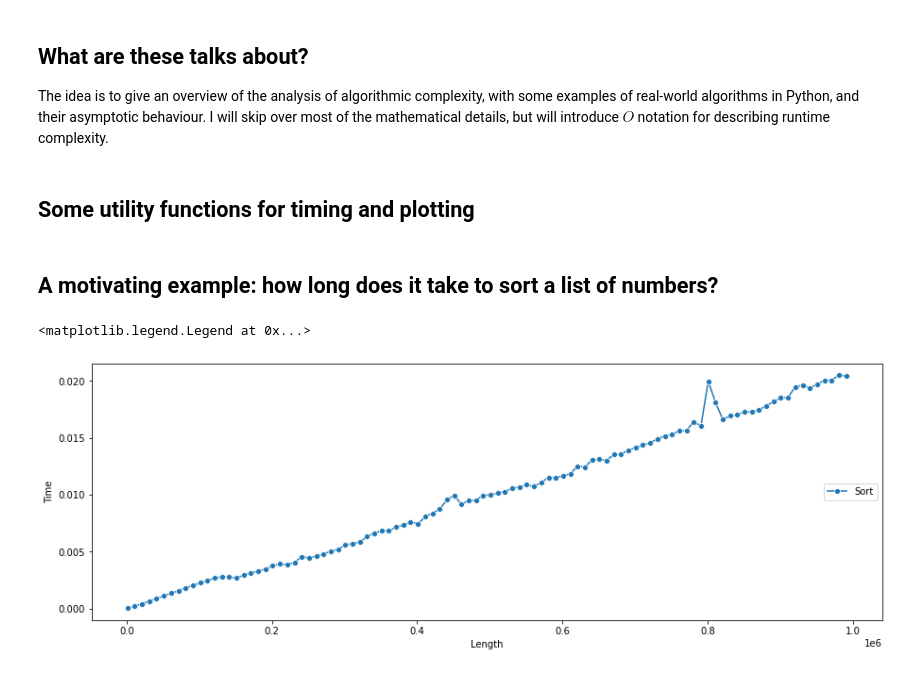
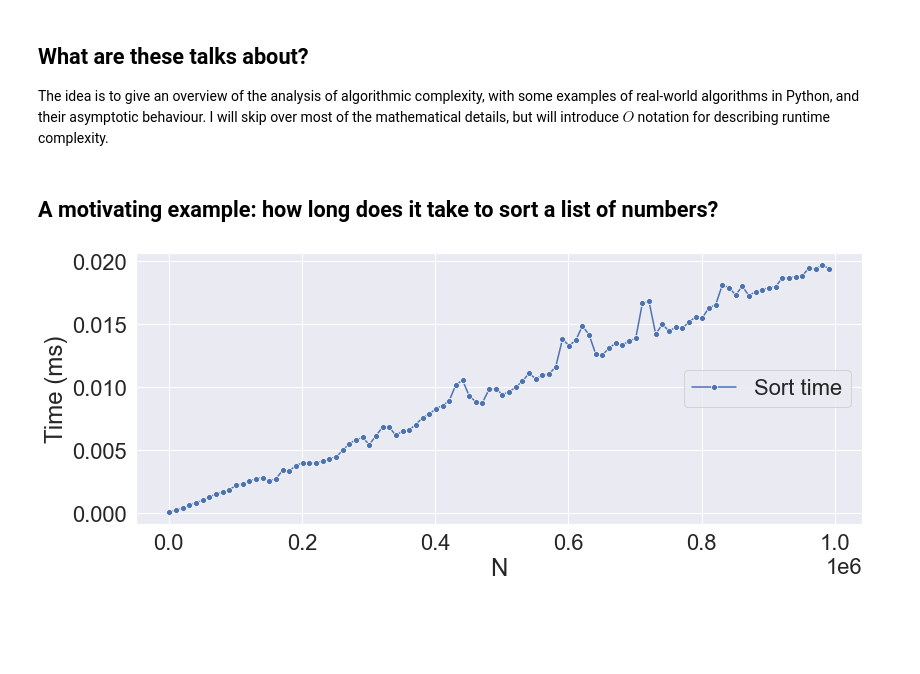
Before and after one commit to rimmera-elsevier/algorithm-analysis, a Jupyter notebook: lectures/1_introduction_to_asymptotic_analysis.ipynb, the cells around one changed output. Drawn from its saved outputs; the diff is of its cells as text; code cells hidden in the pictures; blank space fills up the shorter version.

Commit message:
Add utils

```diff
--- a/lectures/1_introduction_to_asymptotic_analysis.ipynb
+++ b/lectures/1_introduction_to_asymptotic_analysis.ipynb
@@ -10,20 +10,3 @@
 # %% [markdown]
 ## What are these talks about?
 The idea is to give an overview of the analysis of algorithmic complexity, with some examples of real-world algorithms in Python, and their asymptotic behaviour. I will skip over most of the mathematical details, but will introduce $O$ notation for describing runtime complexity.
-# %% [markdown]
-## Some utility functions for timing and plotting
-# %%
-import time
-
-def time_function(func, params):
-    """
-    Returns the approximate run-time of a function, in milliseconds
-    """
-    start_time = time.time()
-    result = func(*params)
-    end_time = time.time()
-    return end_time - start_time
-# %%
-def normalize(x):
-    sum_vals = sum(x)
-    return [val / sum_vals for val in x]
@@ -37,38 +15,33 @@ def plot_O_n(min_size, max_size):
 # %%
 import numpy
 import seaborn
 import pandas
 import matplotlib.pyplot as plt
 
-from math import log
-#seaborn.set()
+from algorithm_utils import *
+
+seaborn.set(font_scale=2)
 
 min_size = 1000
 max_size = 1000000
 increment = 10000
+x_axis_label = "N"
+y_axis_label = "Time (ms)"
 
-lists = [numpy.random.rand(x) for x in range(min_size, max_size, increment)]
+lists = [
+    numpy.random.rand(x) for x in range(min_size, max_size, increment)
+]
+
 list_lengths = [len(x) for x in lists]
-
 sort_times = [time_function(numpy.sort, (x,)) for x in lists]
 
-O_n = normalize(list_lengths)
-O_n_log_n = normalize([x*log(x) for x in list_lengths])
-
 data = pandas.DataFrame({
-    "Length": list_lengths,
-    "Time": normalize(sort_times),
-    "O(n)": O_n,
-    "O(n log n)": O_n_log_n
+    x_axis_label: list_lengths,
+    y_axis_label: normalize(sort_times)
 })
 
-plt.rcParams['figure.figsize'] = [15, 5]
-
-seaborn.lineplot(x="Length", y="Time", data=data, marker='o')
-#seaborn.lineplot(x="Length", y="O(n)", data=data)
-#seaborn.lineplot(x="Length", y="O(n log n)", data=data)
-
-plt.legend(labels=["Sort", "O(n)", "O(n log n)"], loc="right")
+plt.rcParams['figure.figsize'] = [13, 5]
+seaborn.lineplot(x=x_axis_label, y=y_axis_label, data=data, marker='o')
+plt.legend(labels=["Sort time"], loc="right");
 # %% [output]
-<matplotlib.legend.Legend at 0x...>
-[figure, old version]
+[figure, new version]
```
Also changed, not shown: parts of 1 cell of this notebook, 1 other file.
